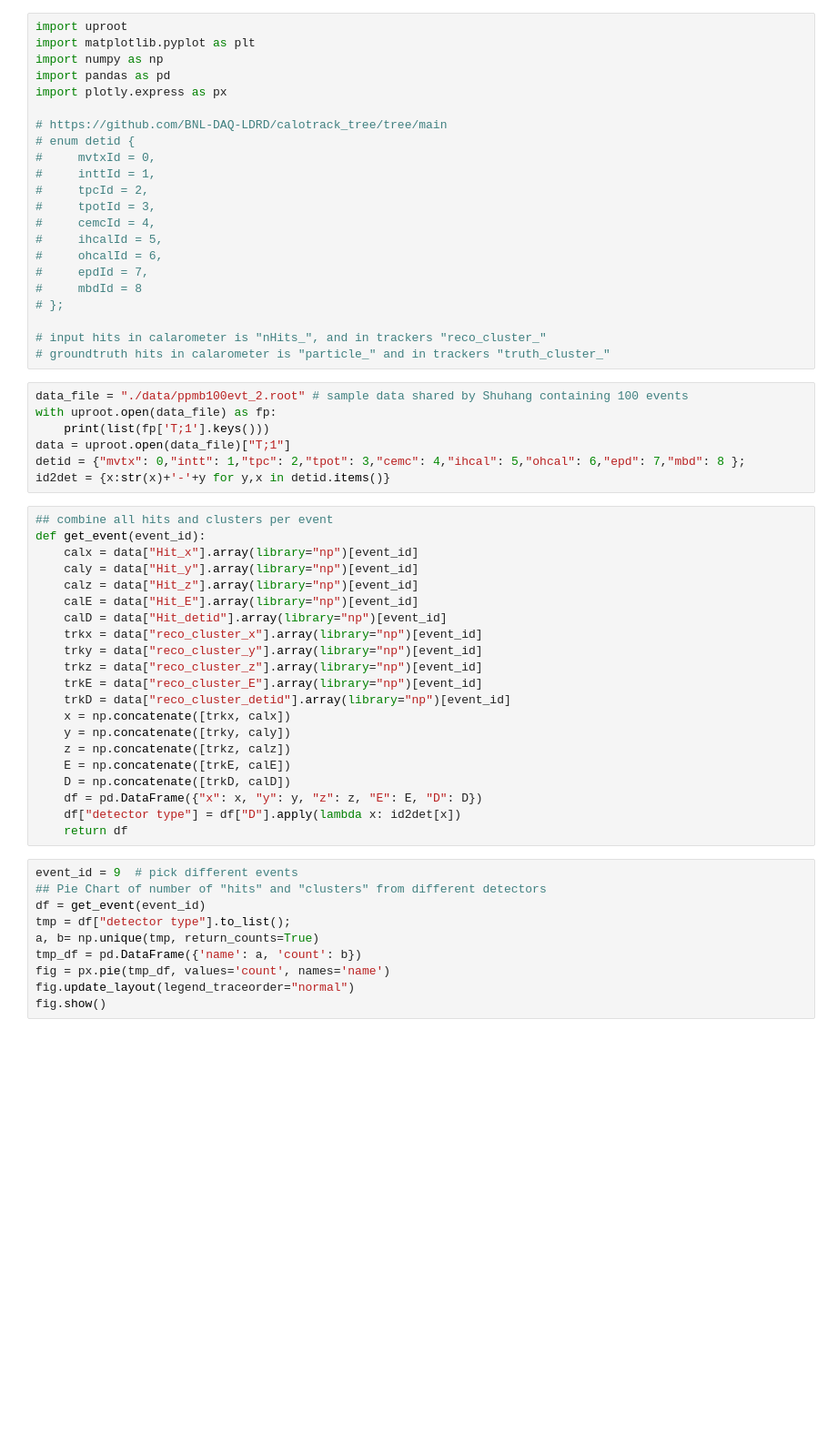
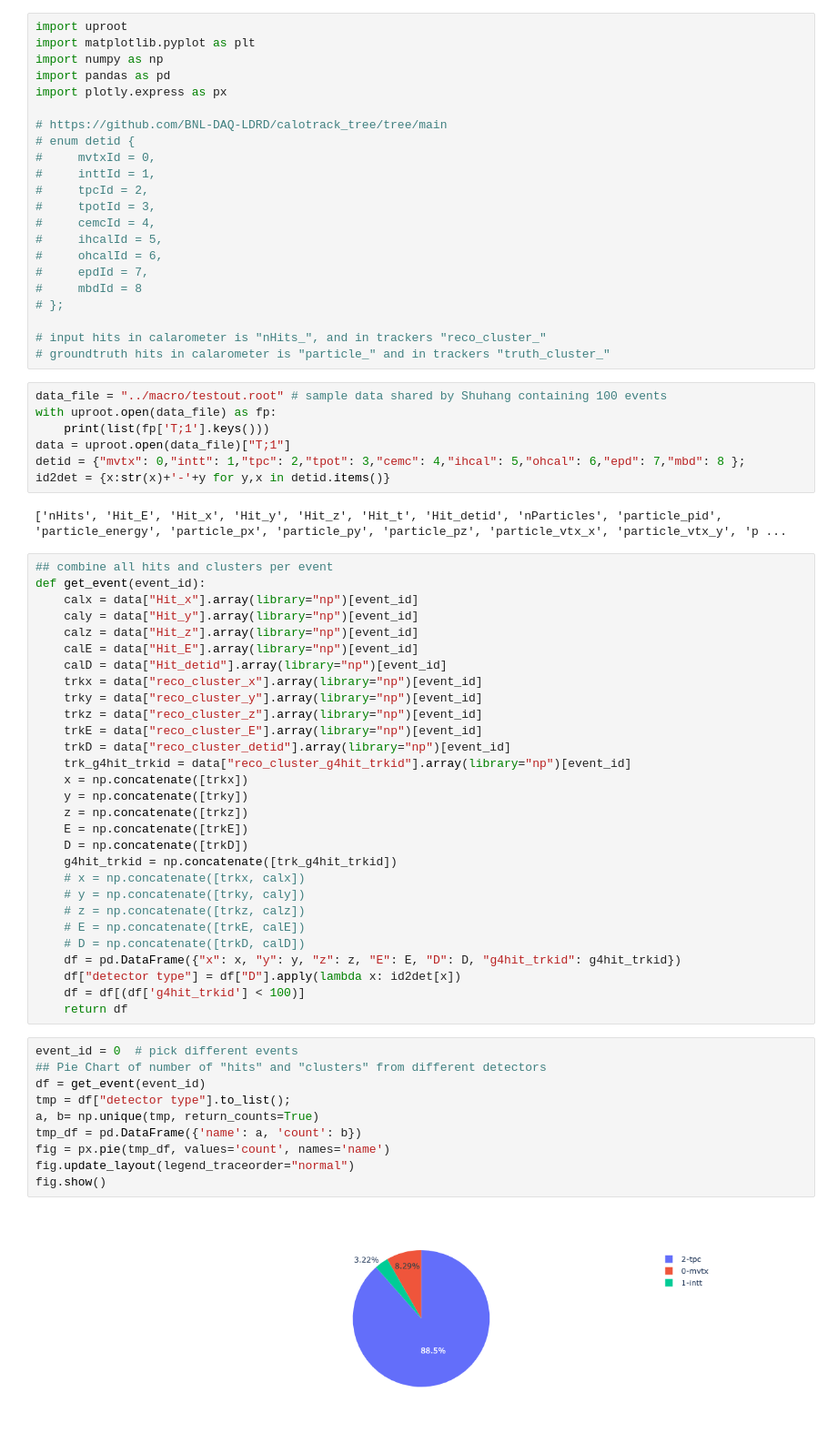
Before and after one commit to BNL-DAQ-LDRD/calotrack_tree, a Jupyter notebook: scripts/explore_data.ipynb, the cells around one changed output. Shown at 91% size. Saved outputs shown, nothing was run; the diff lists cells and outputs as text; blank space fills up the shorter version.

Commit message:
g4hit_trkid

```diff
--- a/scripts/explore_data.ipynb
+++ b/scripts/explore_data.ipynb
@@ -21,12 +21,14 @@ import plotly.express as px
 # input hits in calarometer is "nHits_", and in trackers "reco_cluster_"
 # groundtruth hits in calarometer is "particle_" and in trackers "truth_cluster_"
 # %%
-data_file = "./data/ppmb100evt_2.root" # sample data shared by Shuhang containing 100 events
+data_file = "../macro/testout.root" # sample data shared by Shuhang containing 100 events
 with uproot.open(data_file) as fp:
     print(list(fp['T;1'].keys()))
 data = uproot.open(data_file)["T;1"]
 detid = {"mvtx": 0,"intt": 1,"tpc": 2,"tpot": 3,"cemc": 4,"ihcal": 5,"ohcal": 6,"epd": 7,"mbd": 8 };
 id2det = {x:str(x)+'-'+y for y,x in detid.items()}
+# %% [output]
+['nHits', 'Hit_E', 'Hit_x', 'Hit_y', 'Hit_z', 'Hit_t', 'Hit_detid', 'nParticles', 'particle_pid', 'particle_energy', 'particle_px', 'particle_py', 'particle_pz', 'particle_vtx_x', 'particle_vtx_y', 'p ...
 # %%
 ## combine all hits and clusters per event
 def get_event(event_id):
@@ -40,24 +42,34 @@ def get_event(event_id):
     trkz = data["reco_cluster_z"].array(library="np")[event_id]
     trkE = data["reco_cluster_E"].array(library="np")[event_id]
     trkD = data["reco_cluster_detid"].array(library="np")[event_id]
-    x = np.concatenate([trkx, calx])
-    y = np.concatenate([trky, caly])
-    z = np.concatenate([trkz, calz])
-    E = np.concatenate([trkE, calE])
-    D = np.concatenate([trkD, calD])
-    df = pd.DataFrame({"x": x, "y": y, "z": z, "E": E, "D": D})
+    trk_g4hit_trkid = data["reco_cluster_g4hit_trkid"].array(library="np")[event_id]
+    x = np.concatenate([trkx])
+    y = np.concatenate([trky])
+    z = np.concatenate([trkz])
+    E = np.concatenate([trkE])
+    D = np.concatenate([trkD])
+    g4hit_trkid = np.concatenate([trk_g4hit_trkid])
+    # x = np.concatenate([trkx, calx])
+    # y = np.concatenate([trky, caly])
+    # z = np.concatenate([trkz, calz])
+    # E = np.concatenate([trkE, calE])
+    # D = np.concatenate([trkD, calD])
+    df = pd.DataFrame({"x": x, "y": y, "z": z, "E": E, "D": D, "g4hit_trkid": g4hit_trkid})
     df["detector type"] = df["D"].apply(lambda x: id2det[x])
+    df = df[(df['g4hit_trkid'] < 100)]
     return df
 # %%
-event_id = 9  # pick different events
+event_id = 0  # pick different events
 ## Pie Chart of number of "hits" and "clusters" from different detectors
 df = get_event(event_id)
 tmp = df["detector type"].to_list();
 a, b= np.unique(tmp, return_counts=True)
 tmp_df = pd.DataFrame({'name': a, 'count': b})
 fig = px.pie(tmp_df, values='count', names='name')
 fig.update_layout(legend_traceorder="normal")
 fig.show()
+# %% [output]
+[figure, added]
 # %%
 ## Interactive 3D Scatter.
 ## try: single click or double click the detector type in the legend.
```
Also changed, not shown: parts of 1 cell of this notebook, 5 other files.
